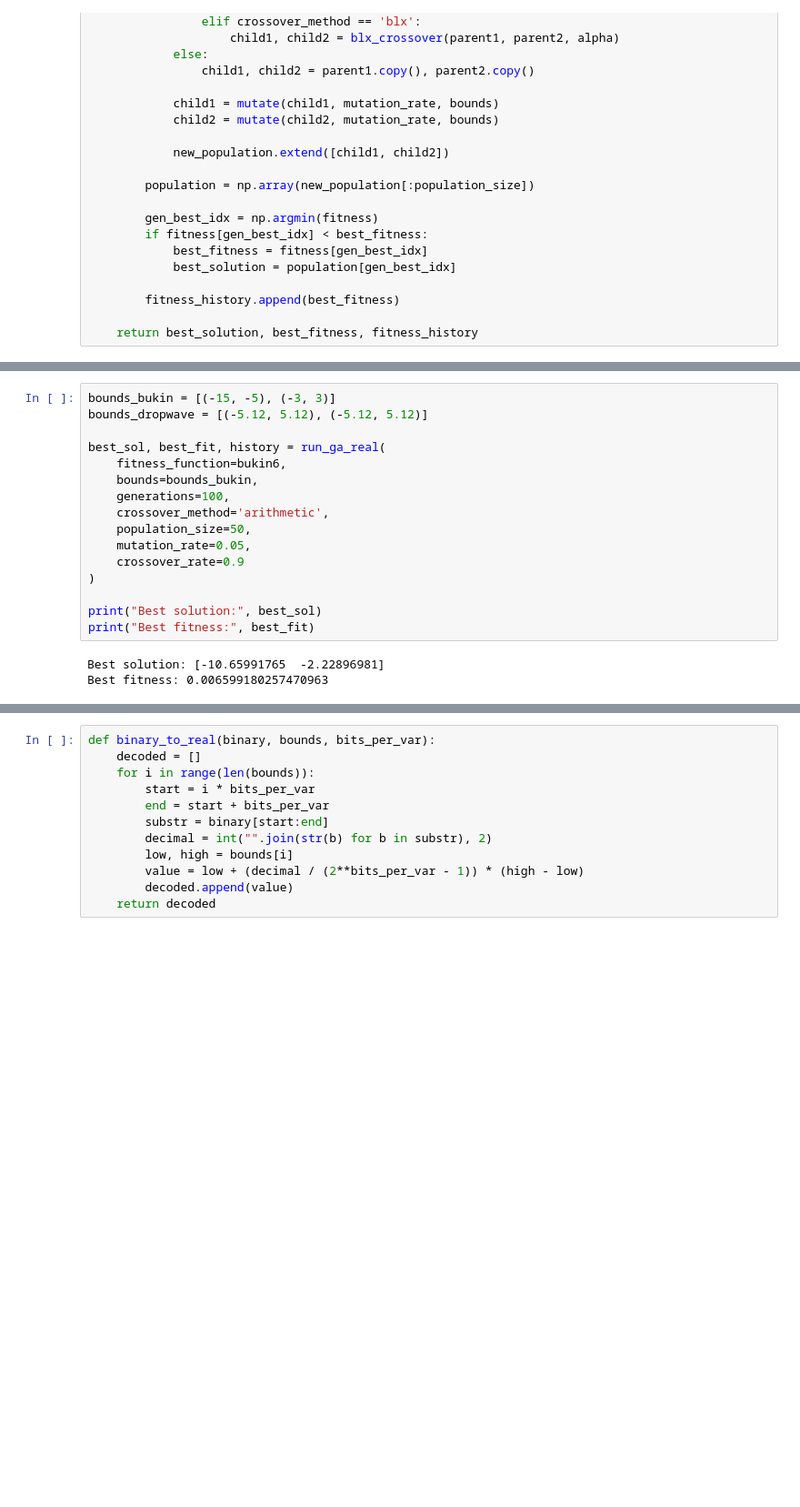
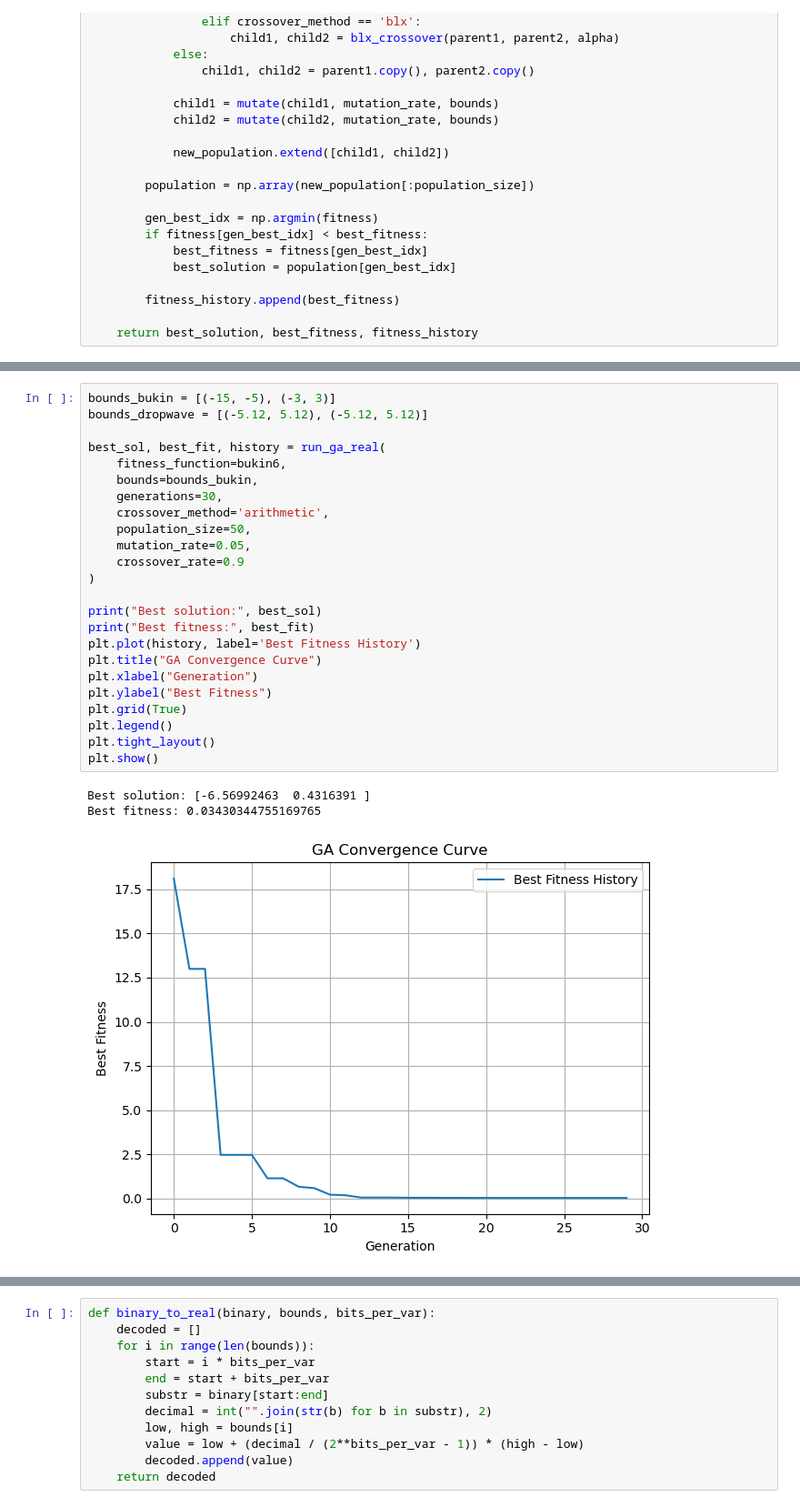
Before and after one commit to Silea-Horia/AI, a Jupyter notebook: Labs/Lab9/mini_project.ipynb, the cells around one changed output, grey strips where cells are left out. Shown: that part at 91% size. Drawn from its saved outputs; the diff is of its cells as text; blank space fills up the shorter version.

```diff
--- a/Labs/Lab9/mini_project.ipynb
+++ b/Labs/Lab9/mini_project.ipynb
@@ -202,22 +224,31 @@ Best fitness: -0.9362453278079418
 # %%
 bounds_bukin = [(-15, -5), (-3, 3)]
 bounds_dropwave = [(-5.12, 5.12), (-5.12, 5.12)]
 
 best_sol, best_fit, history = run_ga_real(
     fitness_function=bukin6,
     bounds=bounds_bukin,
-    generations=100,
+    generations=30,
     crossover_method='arithmetic',
     population_size=50,
     mutation_rate=0.05,
     crossover_rate=0.9
 )
 
 print("Best solution:", best_sol)
 print("Best fitness:", best_fit)
+plt.plot(history, label='Best Fitness History')
+plt.title("GA Convergence Curve")
+plt.xlabel("Generation")
+plt.ylabel("Best Fitness")
+plt.grid(True)
+plt.legend()
+plt.tight_layout()
+plt.show()
 # %% [output]
-Best solution: [-10.65991765  -2.22896981]
-Best fitness: 0.006599180257470963
+Best solution: [-6.56992463  0.4316391 ]
+Best fitness: 0.03430344755169765
+[figure, added]
 # %%
 bounds_bukin = [(-15, -5), (-3, 3)]
 bounds_dropwave = [(-5.12, 5.12), (-5.12, 5.12)]
```
Also changed, not shown: parts of 9 cells of this notebook, 2 other files.
